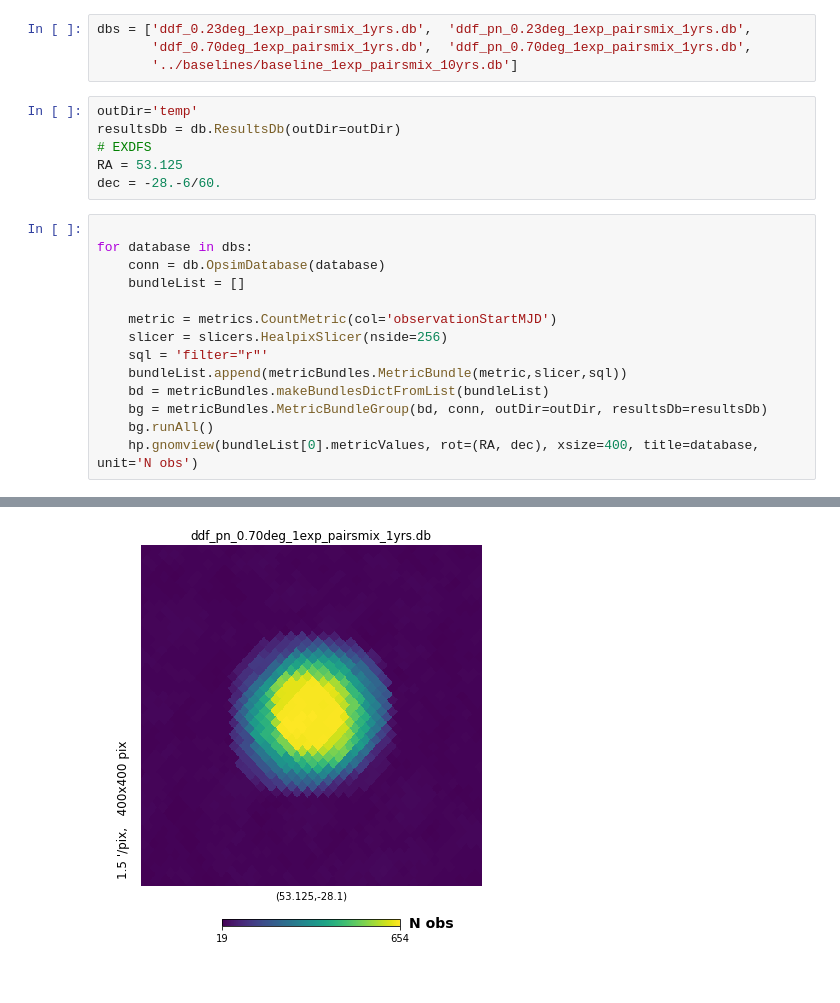
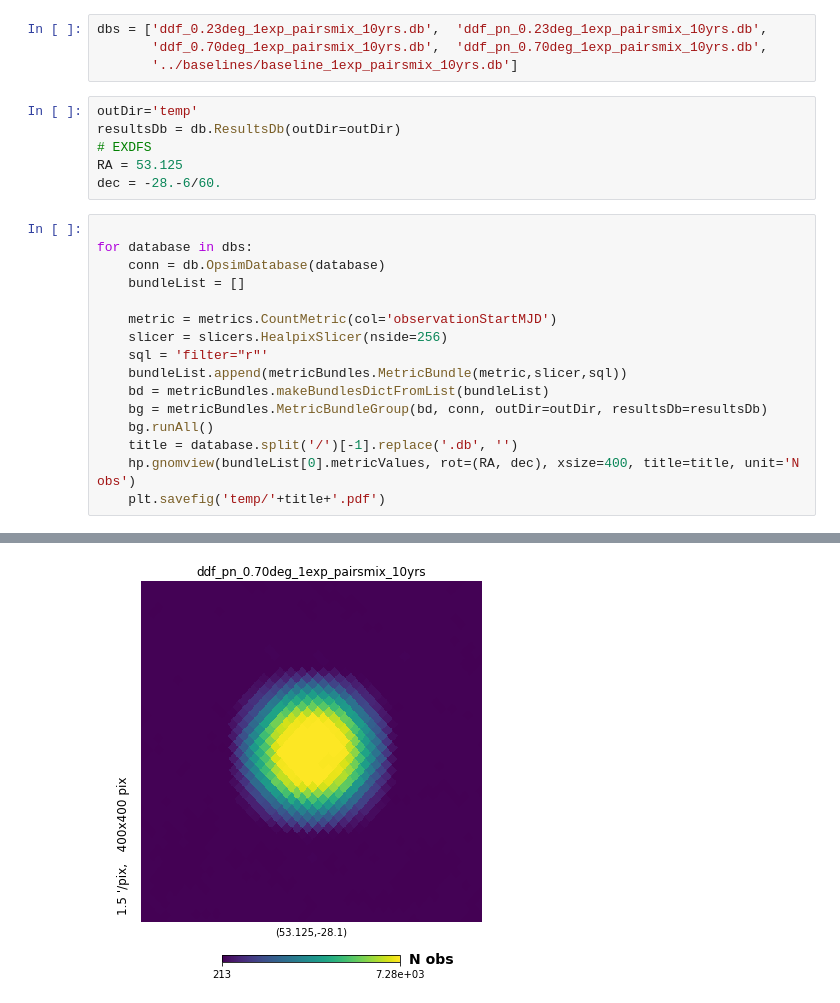
Before and after one commit to lsst-sims/sims_featureScheduler_runs, a Jupyter notebook: DDF/zoom_ddf.ipynb, the cells around one changed output, grey strips where cells are left out. Saved outputs shown, nothing was run; the diff lists cells and outputs as text.

```diff
--- a/DDF/zoom_ddf.ipynb
+++ b/DDF/zoom_ddf.ipynb
@@ -11,8 +11,8 @@ import lsst.sims.maf.slicers as slicers
 import lsst.sims.maf.stackers as stackers
 import lsst.sims.maf.metricBundles as metricBundles
 # %%
-dbs = ['ddf_0.23deg_1exp_pairsmix_1yrs.db',  'ddf_pn_0.23deg_1exp_pairsmix_1yrs.db',
-       'ddf_0.70deg_1exp_pairsmix_1yrs.db',  'ddf_pn_0.70deg_1exp_pairsmix_1yrs.db',
+dbs = ['ddf_0.23deg_1exp_pairsmix_10yrs.db',  'ddf_pn_0.23deg_1exp_pairsmix_10yrs.db',
+       'ddf_0.70deg_1exp_pairsmix_10yrs.db',  'ddf_pn_0.70deg_1exp_pairsmix_10yrs.db',
        '../baselines/baseline_1exp_pairsmix_10yrs.db']
 # %%
 outDir='temp'
@@ -33,6 +33,8 @@ for database in dbs:
     bd = metricBundles.makeBundlesDictFromList(bundleList)
     bg = metricBundles.MetricBundleGroup(bd, conn, outDir=outDir, resultsDb=resultsDb)
     bg.runAll()
-    hp.gnomview(bundleList[0].metricValues, rot=(RA, dec), xsize=400, title=database, unit='N obs')
+    title = database.split('/')[-1].replace('.db', '')
+    hp.gnomview(bundleList[0].metricValues, rot=(RA, dec), xsize=400, title=title, unit='N obs')
+    plt.savefig('temp/'+title+'.pdf')
 # %% [output]
 Healpix slicer using NSIDE=256, approximate resolution 13.741946 arcminutes
@@ -58 +60 @@ Completed.
-[figure, old version]
+[figure, new version]
```
Also changed, not shown: parts of 1 cell of this notebook.
